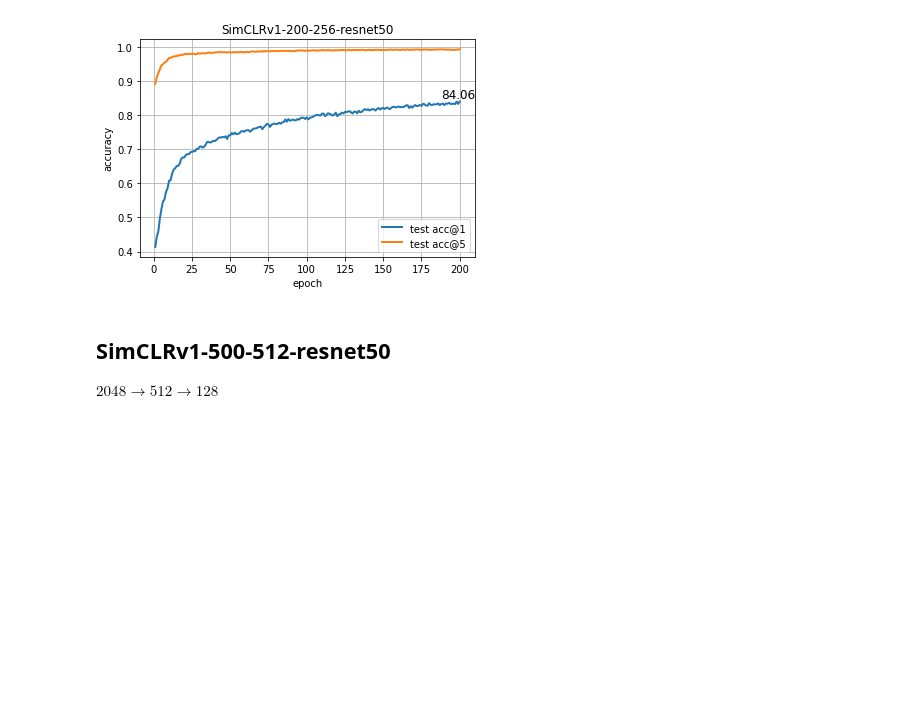
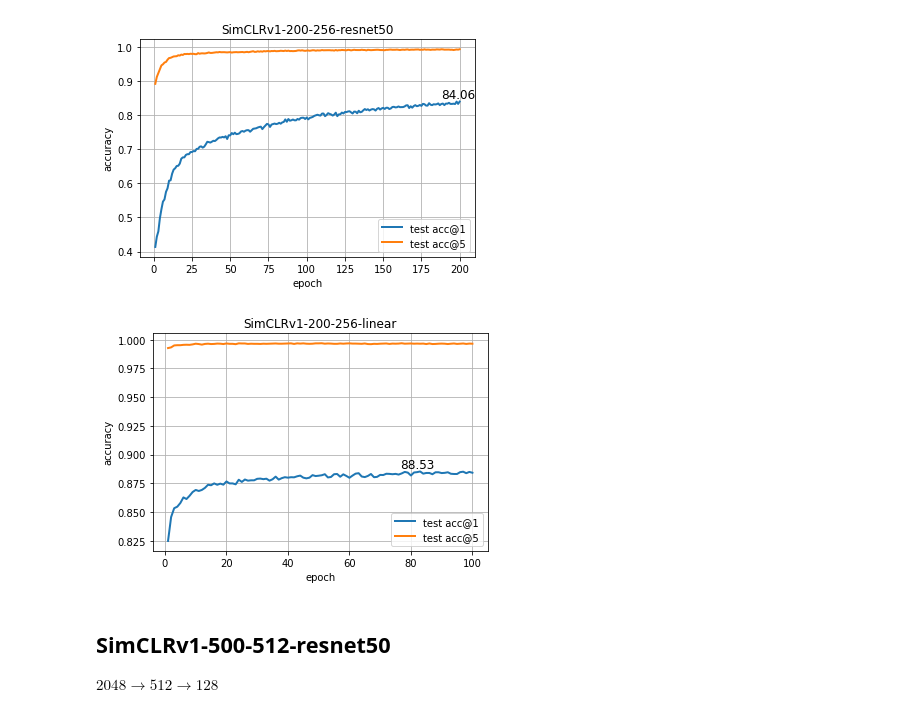
Before and after one commit to Cheng-Chen-NYU/cssl, a Jupyter notebook: illustrate.ipynb, the cells around one changed output. Saved outputs shown, nothing was run; the diff lists cells and outputs as text; code cells hidden in the pictures; blank space fills up the shorter version.

Commit message:
linears

```diff
--- a/illustrate.ipynb
+++ b/illustrate.ipynb
@@ -25,6 +25,10 @@ plot(pd.read_csv('train_log/mocov1-200-512-resnet18/log.csv'), 'MoCov1-200-512-r
 plot(pd.read_csv('train_log/simclrv1-200-256-resnet50/log.csv'), 'SimCLRv1-200-256-resnet50')
 # %% [output]
 [figure]
+# %%
+plot(pd.read_csv('train_log/simclrv1-200-256-resnet50/linear_statistics.csv'), 'SimCLRv1-200-256-linear')
+# %% [output]
+[figure, added]
 # %% [markdown]
 ## SimCLRv1-500-512-resnet50
 $2048\to512\to128$
```
Also changed, not shown: 1 other file.
